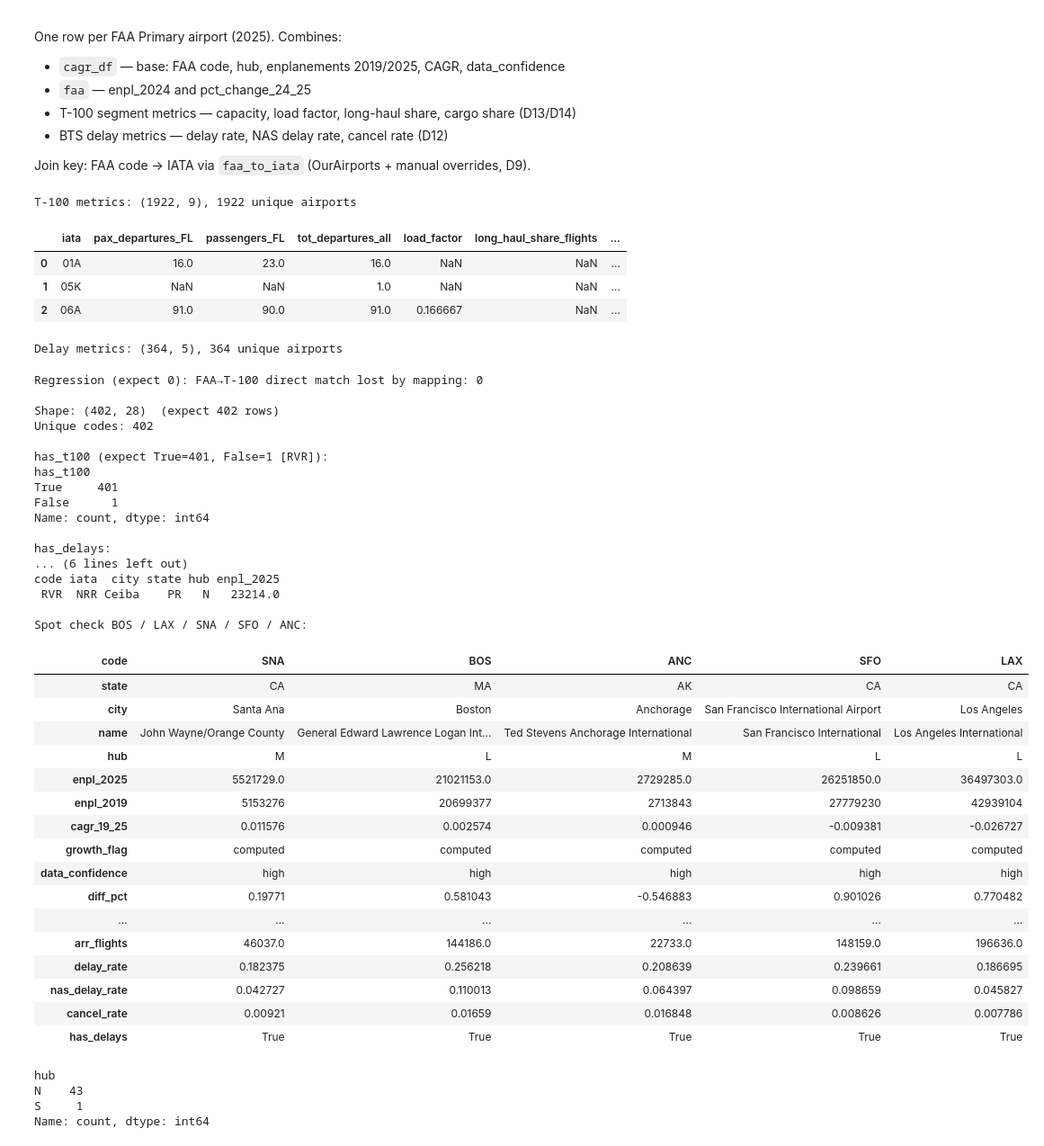
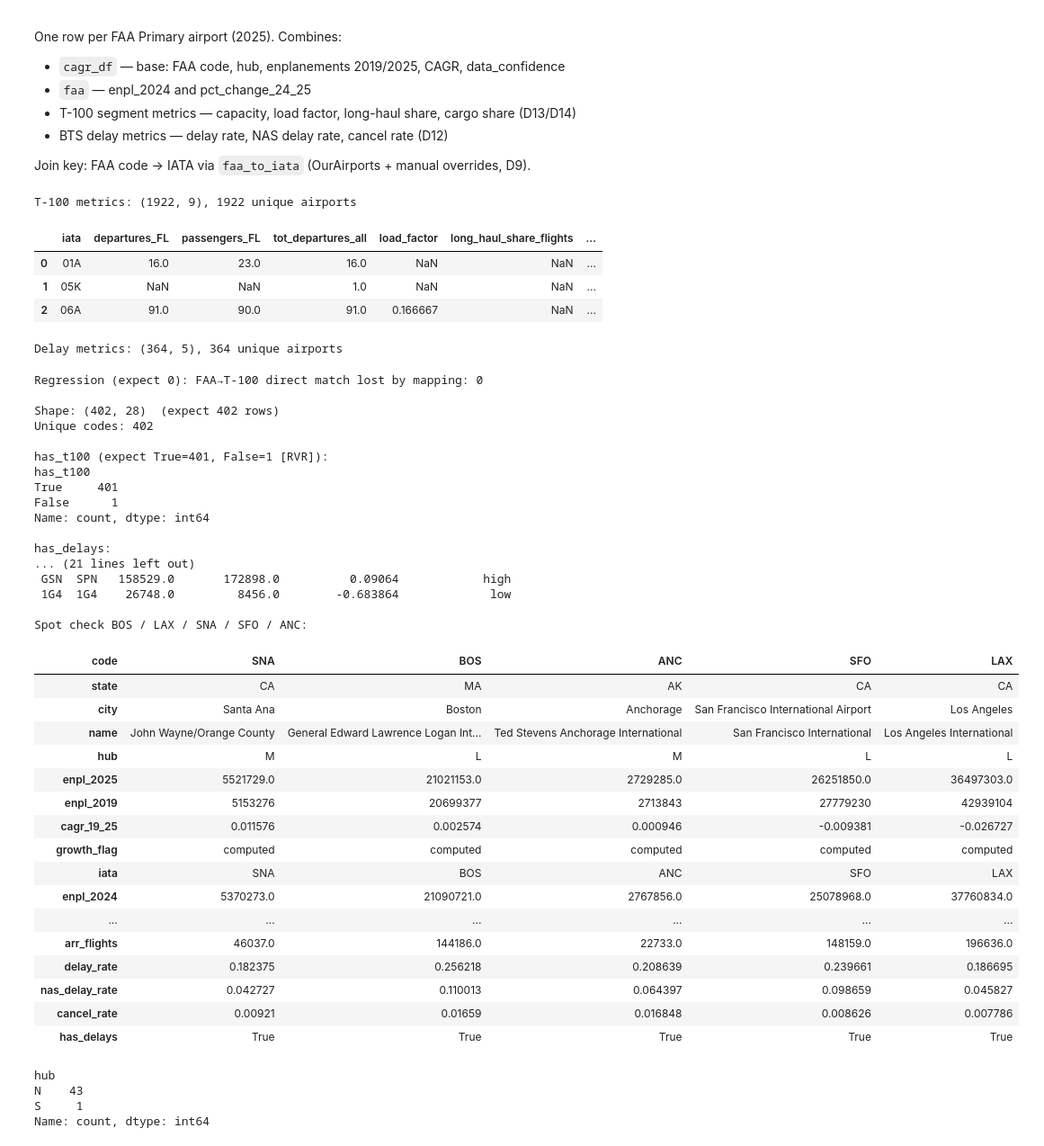
Before and after one commit to gal-ben-david/airport-agent, a Jupyter notebook: explore.ipynb, the cells around one changed output. Shown at 90% size. Saved outputs shown, nothing was run; the diff lists cells and outputs as text; code cells hidden in the pictures.

```diff
--- a/explore.ipynb
+++ b/explore.ipynb
@@ -386,10 +388,14 @@ long[long["code"].isin(["PBI", "DJT"])]
 # %%
 import numpy as np
 
-# diff_pct lives in comp; bring it into cagr_df so data_confidence travels with the scoring table
-cagr_df = cagr_df.merge(comp[["code", "diff_pct"]], on="code", how="left")
-cagr_df["data_confidence"] = np.where(cagr_df["diff_pct"].abs() <= 10, "high", "low")
-cagr_df["data_confidence"] = cagr_df["data_confidence"].where(cagr_df["diff_pct"].notna(), other="no_t100")
+# Preliminary data quality using FAA-code lookup only.
+# 14 code-mapped airports (e.g. IWA, GPI, DJT) show "no_t100" here even though they
+# have T-100 data via IATA mapping — final data_confidence is computed in the assembly cell.
+comp["data_confidence_prelim"] = "no_t100"
+matched = comp["t100_vs_faa_diff"].notna()
+comp.loc[matched & (comp["t100_vs_faa_diff"].abs() <= 0.10), "data_confidence_prelim"] = "high"
+comp.loc[matched & (comp["t100_vs_faa_diff"].abs() > 0.10), "data_confidence_prelim"] = "low"
 
-cagr_df["data_confidence"].value_counts()
+print("Preliminary data_confidence (FAA-code lookup, threshold 10%):")
+comp["data_confidence_prelim"].value_counts()
 # %% [output]
@@ -401,3 +408,3 @@ Name: count, dtype: int64
 # %%
-cagr_df["diff_pct"] = pd.to_numeric(cagr_df["diff_pct"], errors="coerce")
+# t100_vs_faa_diff is already float; data_confidence computed in assembly cell
 # %%
@@ -672,7 +682,7 @@ lh_all   = t[t["DISTANCE"] >= LONG_HAUL_MILES]
 cargo    = t[t["CLASS"].isin(["G", "P"])]              # all-cargo
 
 fl_agg   = fl_rows.groupby("ORIGIN")[["DEPARTURES_PERFORMED", "PASSENGERS"]].sum()
-fl_agg.columns = ["pax_departures_FL", "passengers_FL"]
+fl_agg.columns = ["departures_FL", "passengers_FL"]
 
 f_agg    = f_rows.groupby("ORIGIN")[["DEPARTURES_PERFORMED", "SEATS", "PASSENGERS"]].sum()
 f_agg.columns   = ["_dep_F", "_seats_F", "_pax_F"]
@@ -702,7 +712,7 @@ print(f"T-100 metrics: {t100_m.shape}, {t100_m['iata'].nunique()} unique airport
 t100_m.head(3)
 # %% [output]
 T-100 metrics: (1922, 9), 1922 unique airports
-|  | iata | pax_departures_FL | passengers_FL | tot_departures_all | load_factor | long_haul_share_flights | ... |
+|  | iata | departures_FL | passengers_FL | tot_departures_all | load_factor | long_haul_share_flights | ... |
 | 0 | 01A | 16.0 | 23.0 | 16.0 | NaN | NaN | ... |
 | 1 | 05K | NaN | NaN | 1.0 | NaN | NaN | ... |
 | 2 | 06A | 91.0 | 90.0 | 91.0 | 0.166667 | NaN | ... |
@@ -729,10 +739,9 @@ Delay metrics: (364, 5), 364 unique airports
 # %%
 # ── Assemble airport_metrics: one row per Primary airport (2025) ──────────────
 am = cagr_df[["code", "state", "city", "name", "hub",
-               "enpl_2025", "enpl_2019", "cagr_19_25", "growth_flag",
-               "data_confidence", "diff_pct"]].copy()
+               "enpl_2025", "enpl_2019", "cagr_19_25", "growth_flag"]].copy()
 
-# iata mapping with T-100 fallback (D9):
+# IATA mapping with T-100 fallback (D9):
 #   1. use mapped IATA if it appears in T-100 ORIGIN
 #   2. else if FAA code itself is in T-100 ORIGIN, use the FAA code directly
 #   3. else use mapped IATA as best effort
@@ -763,8 +772,25 @@ am = am.merge(faa[["code", "enpl_2024", "pct_change_24_25"]], on="code", how="le
 am = am.merge(t100_m, on="iata", how="left")
 am["has_t100"] = am["iata"].isin(t100_origins)
 
+# Cross-validation: T-100 passengers (CLASS F+L, departures side, IATA-mapped)
+# vs FAA enplanements — stored as a fraction; NaN when airport has T-100 data
+# but no CLASS F+L service (e.g. pure charter/cargo destination)
+am["t100_vs_faa_diff"] = np.where(
+    am["has_t100"],
+    (am["passengers_FL"] - am["enpl_2025"]) / am["enpl_2025"],
+    np.nan
+)
+
+# Data confidence based on IATA-mapped cross-validation:
+# "no_t100" only when has_t100 is False (1 airport: Ceiba PR)
+# "high"/"low" threshold = 10% absolute gap; NaN diff (no F+L service) → "low"
+am["data_confidence"] = "no_t100"
+am.loc[am["has_t100"] & (am["t100_vs_faa_diff"].abs() <= 0.10), "data_confidence"] = "high"
+am.loc[am["has_t100"] & (am["t100_vs_faa_diff"].abs() > 0.10), "data_confidence"] = "low"
+am.loc[am["has_t100"] & am["t100_vs_faa_diff"].isna(), "data_confidence"] = "low"
+
 # fillna(0) for share cols — only for airports present in T-100
-# (0 = no long-haul routes; NaN = missing data for airports not in T-100)
+# (0 = no long-haul routes; NaN = airport not in T-100 at all)
 _share_cols = ["long_haul_share_flights", "long_haul_share_pax",
                "long_haul_share_all_flights", "cargo_departure_share"]
 for col in _share_cols:
@@ -786,38 +812,46 @@ print(am["has_delays"].value_counts())
 print()
 print("Airports missing T-100 (has_t100 == False):")
 print(am.loc[~am["has_t100"], ["code", "iata", "city", "state", "hub", "enpl_2025"]].to_string(index=False))
 print()
+print("data_confidence (expect no_t100=1):")
+print(am["data_confidence"].value_counts())
+print()
+print("Code-mapped airports — IWA, GPI, DJT, GSN, 1G4:")
+print(am[am["code"].isin(["IWA", "GPI", "DJT", "GSN", "1G4"])][
+    ["code", "iata", "enpl_2025", "passengers_FL", "t100_vs_faa_diff", "data_confidence"]
+].to_string(index=False))
+print()
 print("Spot check BOS / LAX / SNA / SFO / ANC:")
 am[am["code"].isin(["BOS", "LAX", "SNA", "SFO", "ANC"])].set_index("code").T
 # %% [output]
 Regression (expect 0): FAA→T-100 direct match lost by mapping: 0
 
 Shape: (402, 28)  (expect 402 rows)
 Unique codes: 402
 
 has_t100 (expect True=401, False=1 [RVR]):
 has_t100
 True     401
 False      1
 Name: count, dtype: int64
 
 has_delays:
-... (6 lines left out)
-code iata  city state hub enpl_2025
- RVR  NRR Ceiba    PR   N   23214.0
+... (21 lines left out)
+ GSN  SPN   158529.0       172898.0          0.09064            high
+ 1G4  1G4    26748.0         8456.0        -0.683864             low
 
 Spot check BOS / LAX / SNA / SFO / ANC:
 | code | SNA | BOS | ANC | SFO | LAX |
 | state | CA | MA | AK | CA | CA |
 | city | Santa Ana | Boston | Anchorage | San Francisco International Airport | Los Angeles |
 | name | John Wayne/Orange County | General Edward Lawrence Logan Int... | Ted Stevens Anchorage International | San Francisco International | Los Angeles International |
 | hub | M | L | M | L | L |
 | enpl_2025 | 5521729.0 | 21021153.0 | 2729285.0 | 26251850.0 | 36497303.0 |
 | enpl_2019 | 5153276 | 20699377 | 2713843 | 27779230 | 42939104 |
 | cagr_19_25 | 0.011576 | 0.002574 | 0.000946 | -0.009381 | -0.026727 |
 | growth_flag | computed | computed | computed | computed | computed |
-| data_confidence | high | high | high | high | high |
-| diff_pct | 0.19771 | 0.581043 | -0.546883 | 0.901026 | 0.770482 |
+| iata | SNA | BOS | ANC | SFO | LAX |
+| enpl_2024 | 5370273.0 | 21090721.0 | 2767856.0 | 25078968.0 | 37760834.0 |
 | ... | ... | ... | ... | ... | ... |
 | arr_flights | 46037.0 | 144186.0 | 22733.0 | 148159.0 | 196636.0 |
 | delay_rate | 0.182375 | 0.256218 | 0.208639 | 0.239661 | 0.186695 |
```
Also changed, not shown: parts of 8 cells of this notebook, 4 other files.
